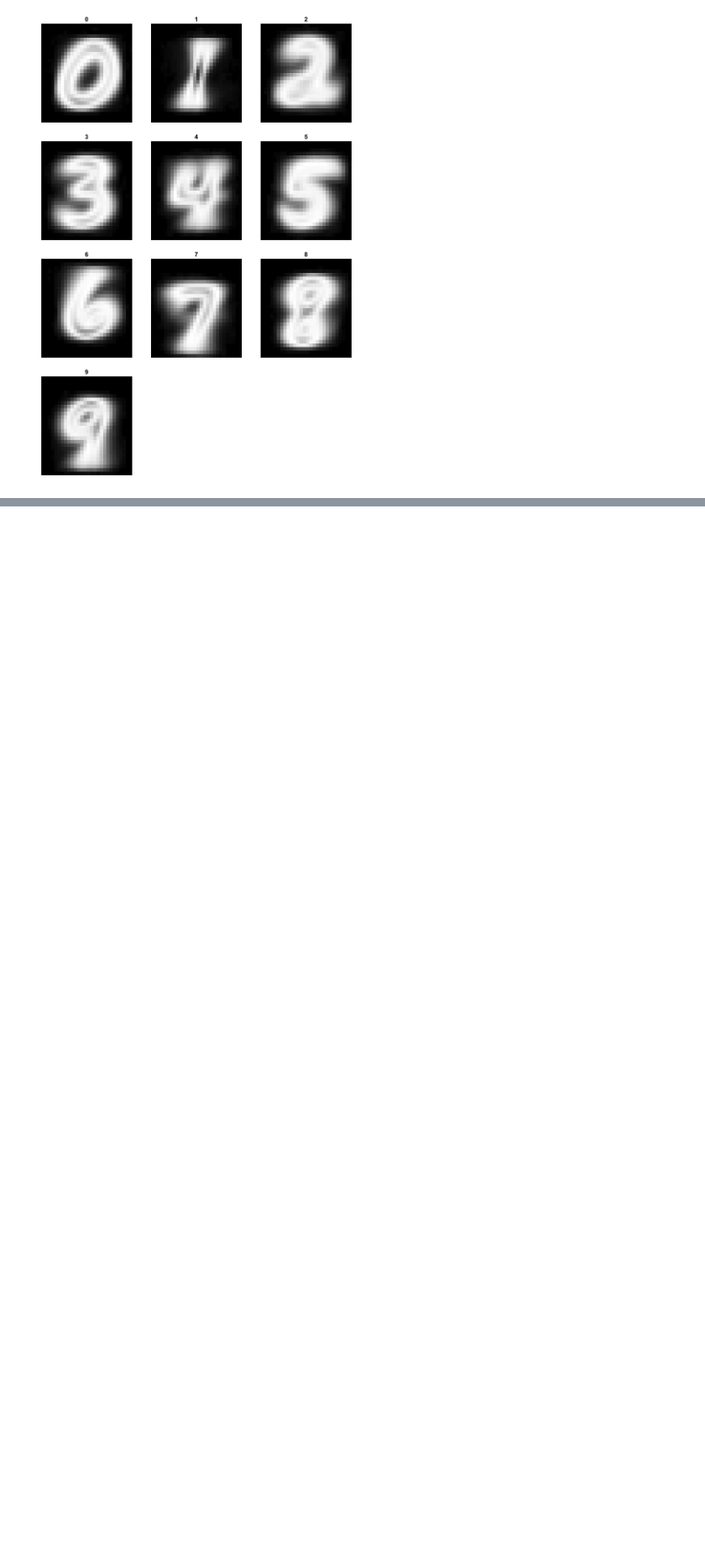
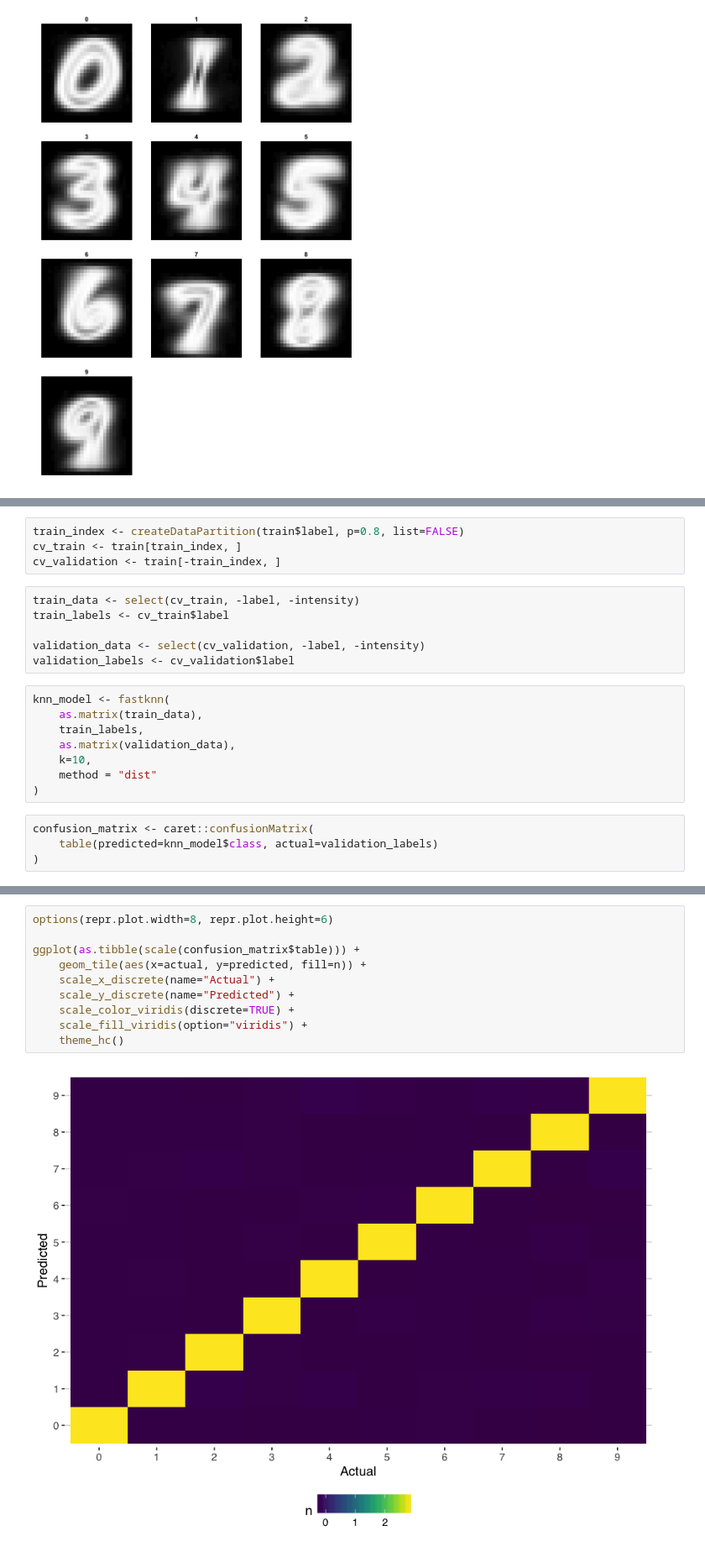
Before and after one commit to Data-Science-FMI/introduction-to-data-science-2017, a Jupyter notebook: labs/lab_1/mnist.ipynb, the cells around one changed output, grey strips where cells are left out. Shown: that part at 84% size. Saved outputs shown, nothing was run; the diff lists cells and outputs as text; blank space fills up the shorter version.

Commit message:
Build a model

```diff
--- a/labs/lab_1/mnist.ipynb
+++ b/labs/lab_1/mnist.ipynb
@@ -129,0 +211,22 @@ r <- digit_groups %>%
+# %%
+train_index <- createDataPartition(train$label, p=0.8, list=FALSE)
+cv_train <- train[train_index, ]
+cv_validation <- train[-train_index, ]
+# %%
+train_data <- select(cv_train, -label, -intensity)
+train_labels <- cv_train$label
+
+validation_data <- select(cv_validation, -label, -intensity)
+validation_labels <- cv_validation$label
+# %%
+knn_model <- fastknn(
+    as.matrix(train_data),
+    train_labels,
+    as.matrix(validation_data),
+    k=10,
+    method = "dist"
+)
+# %%
+confusion_matrix <- caret::confusionMatrix(
+    table(predicted=knn_model$class, actual=validation_labels)
+)
@@ -129,0 +253,12 @@ r <- digit_groups %>%
+# %%
+options(repr.plot.width=8, repr.plot.height=6)
+
+ggplot(as.tibble(scale(confusion_matrix$table))) +
+    geom_tile(aes(x=actual, y=predicted, fill=n)) +
+    scale_x_discrete(name="Actual") +
+    scale_y_discrete(name="Predicted") +
+    scale_color_viridis(discrete=TRUE) +
+    scale_fill_viridis(option="viridis") +
+    theme_hc()
+# %% [output]
+[figure, added]
```
Also changed, not shown: parts of 16 cells of this notebook.
